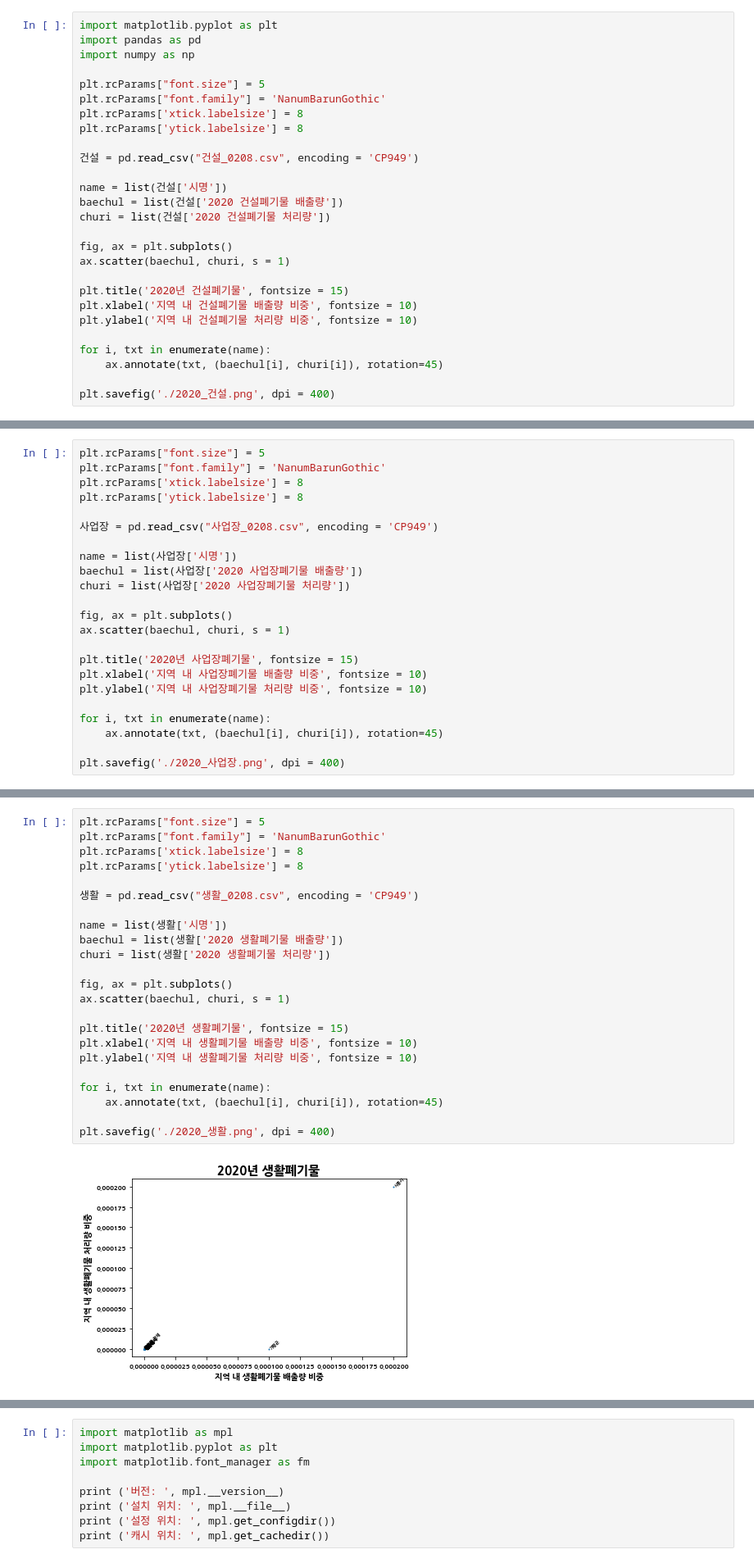
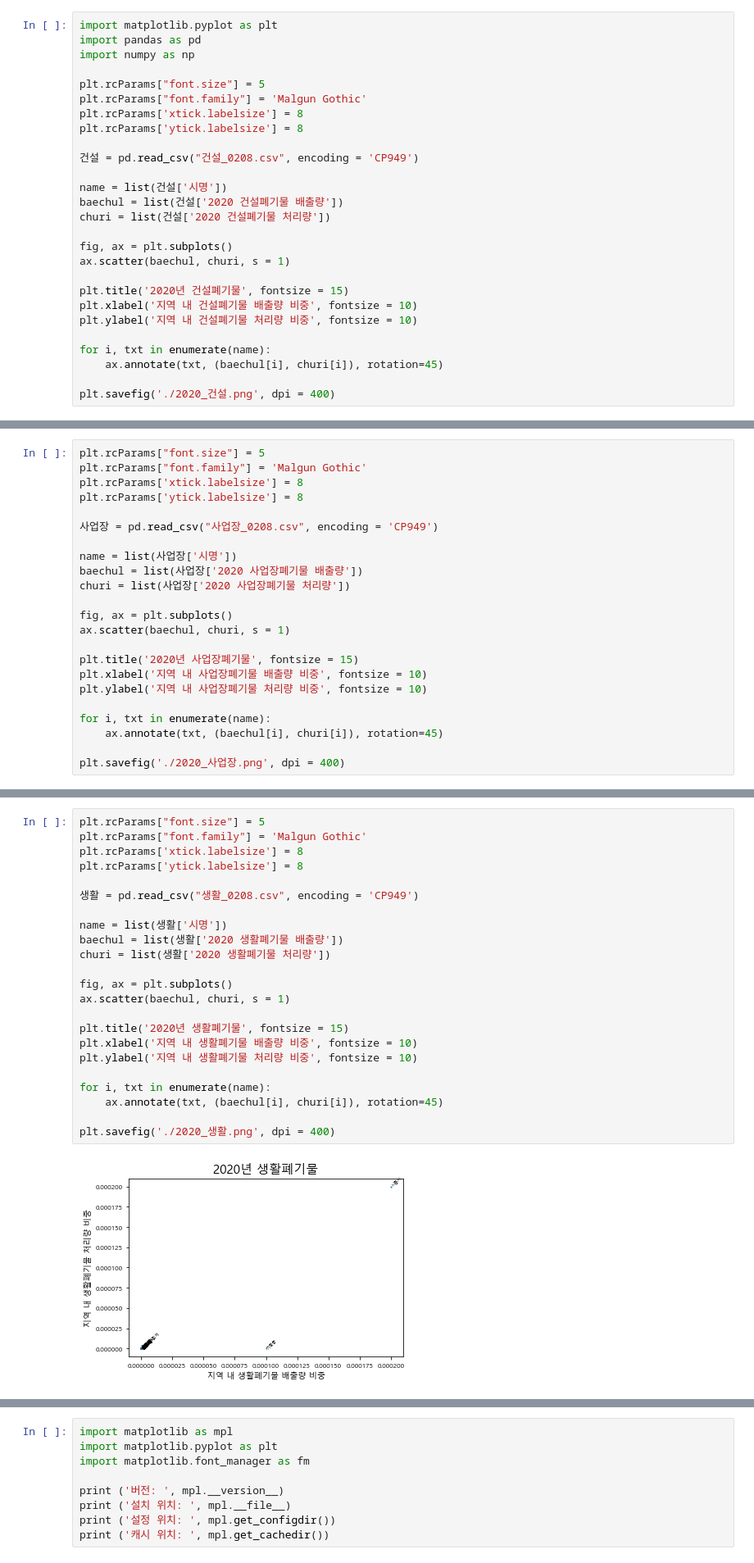
Before and after one commit to Lukaid/my_notebook, a Jupyter notebook: 0208 교수님 요청사항/prac_02.ipynb, the cells around one changed output, grey strips where cells are left out. Shown: that part at 82% size. Drawn from its saved outputs; the diff is of its cells as text.

```diff
--- a/0208 교수님 요청사항/prac_02.ipynb
+++ b/0208 교수님 요청사항/prac_02.ipynb
@@ -4,7 +4,7 @@ import pandas as pd
 import numpy as np
 
 plt.rcParams["font.size"] = 5
-plt.rcParams["font.family"] = 'NanumBarunGothic'
+plt.rcParams["font.family"] = 'Malgun Gothic'
 plt.rcParams['xtick.labelsize'] = 8
 plt.rcParams['ytick.labelsize'] = 8
 
@@ -30,6 +30,6 @@ plt.savefig('./2020_건설.png', dpi = 400)
 # %%
 plt.rcParams["font.size"] = 5
-plt.rcParams["font.family"] = 'NanumBarunGothic'
+plt.rcParams["font.family"] = 'Malgun Gothic'
 plt.rcParams['xtick.labelsize'] = 8
 plt.rcParams['ytick.labelsize'] = 8
 
@@ -55,27 +55,27 @@ plt.savefig('./2020_사업장.png', dpi = 400)
 # %%
 plt.rcParams["font.size"] = 5
-plt.rcParams["font.family"] = 'NanumBarunGothic'
+plt.rcParams["font.family"] = 'Malgun Gothic'
 plt.rcParams['xtick.labelsize'] = 8
 plt.rcParams['ytick.labelsize'] = 8
 
 생활 = pd.read_csv("생활_0208.csv", encoding = 'CP949')
 
 name = list(생활['시명'])
 baechul = list(생활['2020 생활폐기물 배출량'])
 churi = list(생활['2020 생활폐기물 처리량'])
 
 fig, ax = plt.subplots()
 ax.scatter(baechul, churi, s = 1)
 
 plt.title('2020년 생활폐기물', fontsize = 15)
 plt.xlabel('지역 내 생활폐기물 배출량 비중', fontsize = 10)
 plt.ylabel('지역 내 생활폐기물 처리량 비중', fontsize = 10)
 
 for i, txt in enumerate(name):
     ax.annotate(txt, (baechul[i], churi[i]), rotation=45)
 
 plt.savefig('./2020_생활.png', dpi = 400)
 # %% [output]
-[figure, old version]
+[figure, new version]
 # %%
 plt.rcParams["font.size"] = 5
```
Also changed, not shown: parts of 9 cells of this notebook, 8 other files.
